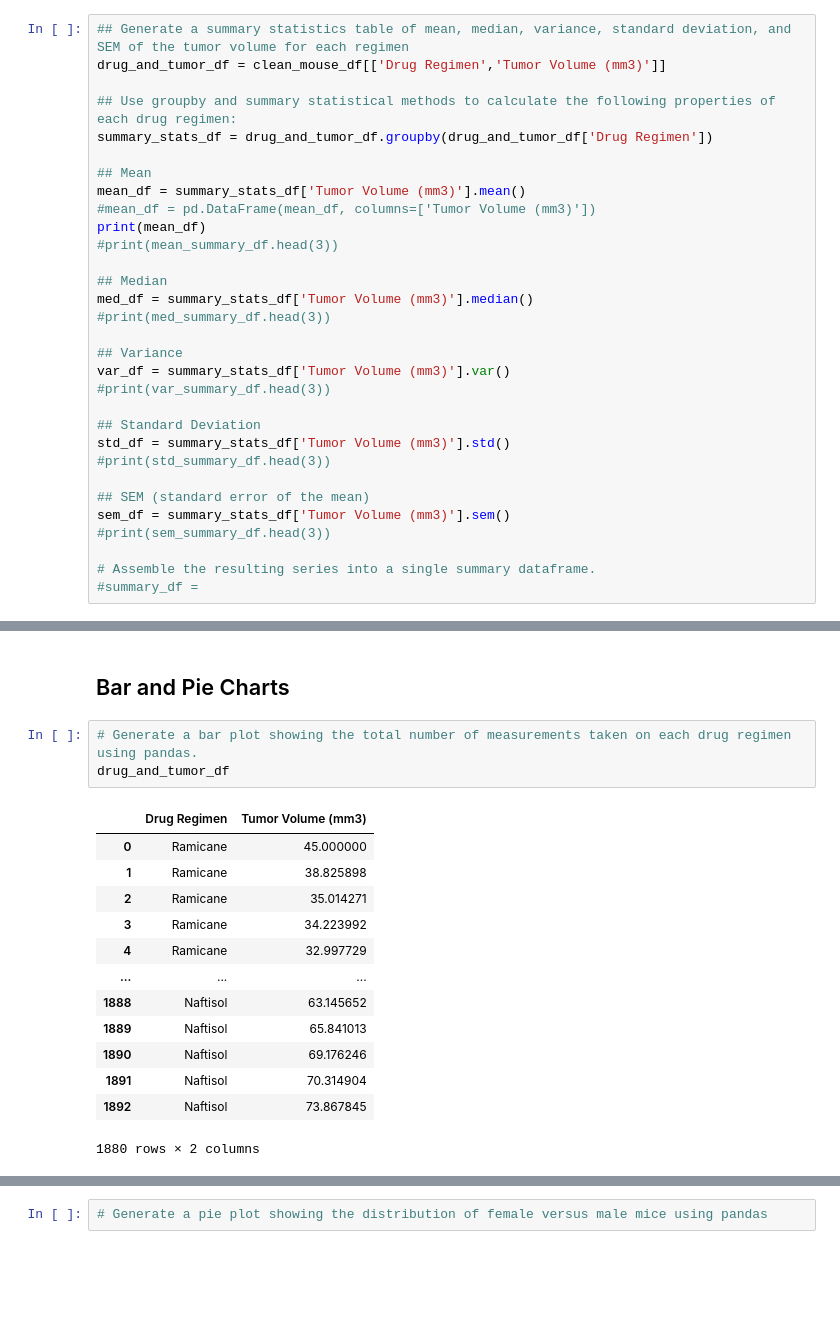
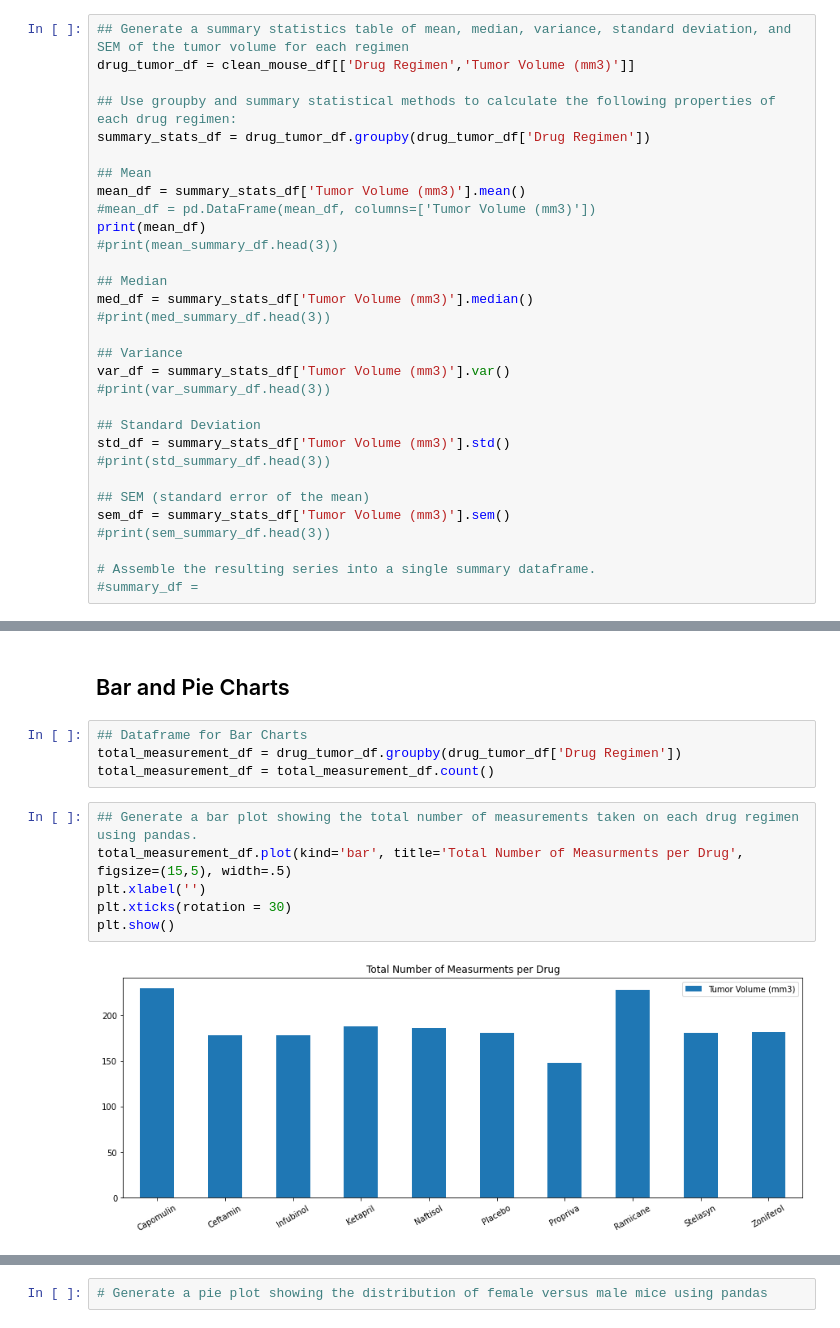
Before and after one commit to nikoelvambuena95/matplotlib-challenge, a Jupyter notebook: Pymaceuticals/Pymaceuticals_Starter.ipynb, the cells around one changed output, grey strips where cells are left out. Cells and saved outputs as stored; diff of their text form; blank space fills up the shorter version.

Commit message:
Created 'Total Number of Measurements per Drug' Bar Charts

```diff
--- a/Pymaceuticals/Pymaceuticals_Starter.ipynb
+++ b/Pymaceuticals/Pymaceuticals_Starter.ipynb
@@ -102,10 +103,10 @@ count_mice
 ## Summary Statistics
 # %%
 ## Generate a summary statistics table of mean, median, variance, standard deviation, and SEM of the tumor volume for each regimen
-drug_and_tumor_df = clean_mouse_df[['Drug Regimen','Tumor Volume (mm3)']]
+drug_tumor_df = clean_mouse_df[['Drug Regimen','Tumor Volume (mm3)']]
 
 ## Use groupby and summary statistical methods to calculate the following properties of each drug regimen:
-summary_stats_df = drug_and_tumor_df.groupby(drug_and_tumor_df['Drug Regimen'])
+summary_stats_df = drug_tumor_df.groupby(drug_tumor_df['Drug Regimen'])
 
 ## Mean
 mean_df = summary_stats_df['Tumor Volume (mm3)'].mean()
@@ -139,21 +151,16 @@ SyntaxError: invalid syntax (<ipython-input-59-14db5838b083>, line 30)
 # Using the aggregation method, produce the same summary statistics in a single line
 # %% [markdown]
 ## Bar and Pie Charts
+# %%
+## Dataframe for Bar Charts
+total_measurement_df = drug_tumor_df.groupby(drug_tumor_df['Drug Regimen'])
+total_measurement_df = total_measurement_df.count()
 # %%
-# Generate a bar plot showing the total number of measurements taken on each drug regimen using pandas.
-drug_and_tumor_df
+## Generate a bar plot showing the total number of measurements taken on each drug regimen using pandas.
+total_measurement_df.plot(kind='bar', title='Total Number of Measurments per Drug', figsize=(15,5), width=.5)
+plt.xlabel('')
+plt.xticks(rotation = 30)
+plt.show()
 # %% [output]
-|  | Drug Regimen | Tumor Volume (mm3) |
-| 0 | Ramicane | 45.000000 |
-| 1 | Ramicane | 38.825898 |
-| 2 | Ramicane | 35.014271 |
-| 3 | Ramicane | 34.223992 |
-| 4 | Ramicane | 32.997729 |
-| ... | ... | ... |
-| 1888 | Naftisol | 63.145652 |
-| 1889 | Naftisol | 65.841013 |
-| 1890 | Naftisol | 69.176246 |
-| 1891 | Naftisol | 70.314904 |
-| 1892 | Naftisol | 73.867845 |
-1880 rows × 2 columns
+[figure, added]
 # %%
```
Also changed, not shown: parts of 4 cells of this notebook, 1 other file.
